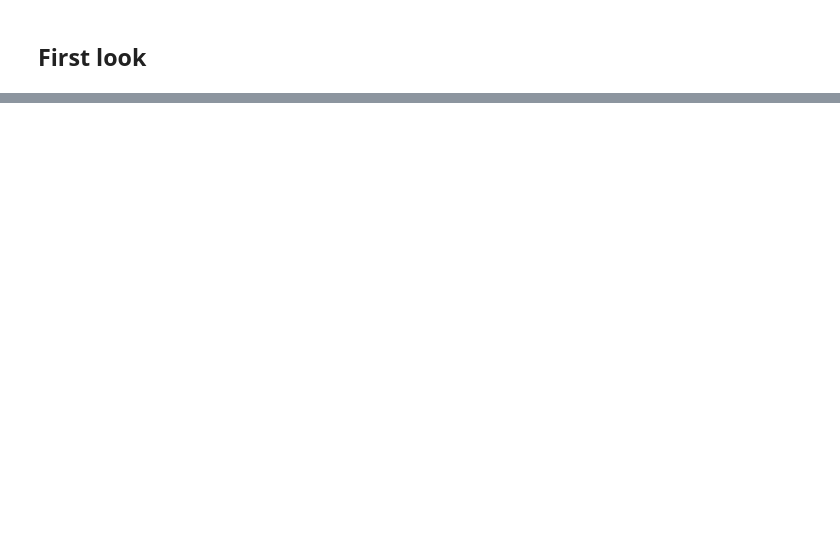
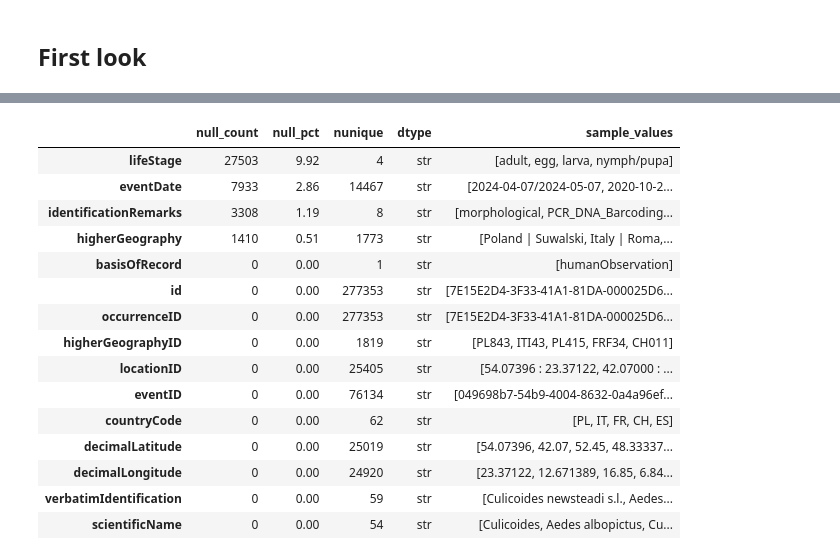
Before and after one commit to GustavoRusso/vector-guard, a Jupyter notebook: notebooks/02_eda_vectors.ipynb, the cells around one changed output, grey strips where cells are left out. Drawn from its saved outputs; the diff is of its cells as text; code cells hidden in the pictures; blank space fills up the shorter version.

Commit message:
Started exploratory data analysis (EDA) for the vector dataset

```diff
--- a/notebooks/02_eda_vectors.ipynb
+++ b/notebooks/02_eda_vectors.ipynb
@@ -51,0 +101,19 @@ df.head()
+# %%
+# Null summary with % of nulls over total rows
+import pandas as pd
+def calculate_null_summary(df: pd.DataFrame) -> pd.DataFrame:
+    return (
+        df.isnull()
+        .sum()
+        .to_frame("null_count")
+        .assign(
+            null_pct=lambda x: (x["null_count"] / len(df) * 100).round(2),
+            nunique=df.nunique(),
+            dtype=df.dtypes,
+            sample_values=df.apply(
+                lambda s: s.dropna().unique()[:5].tolist()
+            ),
+        )
+        .sort_values("null_count", ascending=False)
+    )
+calculate_null_summary(df)
@@ -51,0 +140,6 @@ df.head()
+# %%
+# use the first two letters of the higherGeographyID to set the nulls in countryCode
+df["countryCode"] = df["countryCode"].fillna(
+    df["higherGeographyID"].astype("string").str[:2].str.upper()
+)
+df["countryCode"].isnull().sum()
@@ -51,0 +161,9 @@ df.head()
+# %%
+# split eventDate in start / end interval date columns
+parts = df["eventDate"].str.split("/", n=1, expand=True)
+df["eventDate_start"] = pd.to_datetime(parts[0], errors="coerce")
+df["eventDate_end"] = pd.to_datetime(parts[1], errors="coerce")
+
+# single date (no "/") → treat as start = end
+single = df["eventDate"].notna() & ~df["eventDate"].str.contains("/", na=False)
+df.loc[single, "eventDate_end"] = df.loc[single, "eventDate_start"]
@@ -51,0 +196,20 @@ df.head()
+# %%
+null_summary = calculate_null_summary(df)
+null_summary[null_summary["null_count"] < 0.1 * len(df)]
+# %% [output]
+|  | null_count | null_pct | nunique | dtype | sample_values |
+| lifeStage | 27503 | 9.92 | 4 | str | [adult, egg, larva, nymph/pupa] |
+| eventDate | 7933 | 2.86 | 14467 | str | [2024-04-07/2024-05-07, 2020-10-2... |
+| identificationRemarks | 3308 | 1.19 | 8 | str | [morphological, PCR_DNA_Barcoding... |
+| higherGeography | 1410 | 0.51 | 1773 | str | [Poland | Suwalski, Italy | Roma,... |
+| basisOfRecord | 0 | 0.00 | 1 | str | [humanObservation] |
+| id | 0 | 0.00 | 277353 | str | [7E15E2D4-3F33-41A1-81DA-000025D6... |
+| occurrenceID | 0 | 0.00 | 277353 | str | [7E15E2D4-3F33-41A1-81DA-000025D6... |
+| higherGeographyID | 0 | 0.00 | 1819 | str | [PL843, ITI43, PL415, FRF34, CH011] |
+| locationID | 0 | 0.00 | 25405 | str | [54.07396 : 23.37122, 42.07000 : ... |
+| eventID | 0 | 0.00 | 76134 | str | [049698b7-54b9-4004-8632-0a4a96ef... |
+| countryCode | 0 | 0.00 | 62 | str | [PL, IT, FR, CH, ES] |
+| decimalLatitude | 0 | 0.00 | 25019 | str | [54.07396, 42.07, 52.45, 48.33337... |
+| decimalLongitude | 0 | 0.00 | 24920 | str | [23.37122, 12.671389, 16.85, 6.84... |
+| verbatimIdentification | 0 | 0.00 | 59 | str | [Culicoides newsteadi s.l., Aedes... |
+| scientificName | 0 | 0.00 | 54 | str | [Culicoides, Aedes albopictus, Cu... |
```
Also changed, not shown: parts of 13 cells of this notebook, 1 other file.
